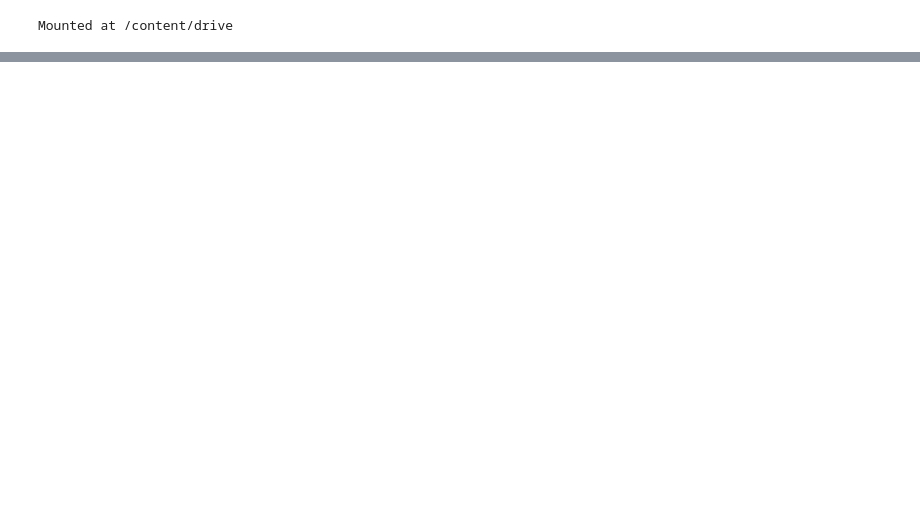
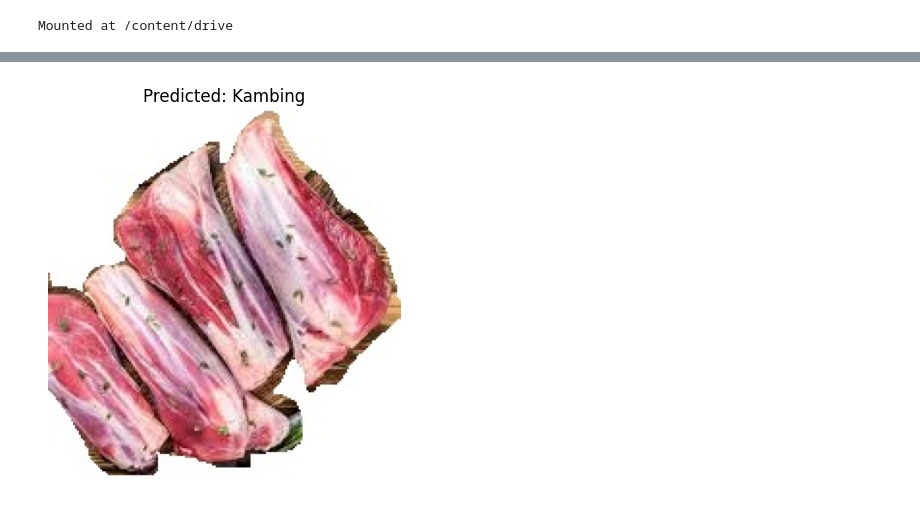
Before and after one commit to Tirta2241720045/PCVK_Ganjil_2024, a Jupyter notebook: Kuis 2 PCVK/Percobaan_A.ipynb, the cells around one changed output, grey strips where cells are left out. Cells and saved outputs as stored; diff of their text form; code cells hidden in the pictures; blank space fills up the shorter version.

```diff
--- a/Kuis 2 PCVK/Percobaan_A.ipynb
+++ b/Kuis 2 PCVK/Percobaan_A.ipynb
@@ -276,0 +196,98 @@ Prediction plot saved at /content/drive/MyDrive/dataset/Minggu12/Dataset_Daging_
+# %%
+import numpy as np
+import cv2
+import matplotlib.pyplot as plt
+from tensorflow.keras.models import load_model
+from google.colab import files
+from io import BytesIO
+
+# Load the pre-trained model
+model = load_model('daging_cnn_model.h5')
+class_names = ['Ayam', 'Kambing', 'Sapi']
+
+# Preprocess the image for prediction
+def preprocess_image(image, target_size=(128, 128)):
+    img = cv2.imdecode(np.frombuffer(image, np.uint8), cv2.IMREAD_COLOR)
+    img = cv2.cvtColor(img, cv2.COLOR_BGR2RGB)
+    img = cv2.resize(img, target_size)
+    img = img.astype('float32') / 255.0
+    img = np.expand_dims(img, axis=0)
+    return img
+
+# Predict the image's class
+def predict_image(image):
+    img = preprocess_image(image)
+    predictions = model.predict(img)
+    predicted_class = np.argmax(predictions, axis=1)[0]
+
+    probabilities = predictions[0]
+    class_probabilities = {class_names[i]: probabilities[i] for i in range(len(class_names))}
+
+    return class_names[predicted_class], class_probabilities
+
+# Display the uploaded image
+def display_image(image, predicted_class, class_probabilities):
+    img = cv2.imdecode(np.frombuffer(image, np.uint8), cv2.IMREAD_COLOR)
+    img = cv2.cvtColor(img, cv2.COLOR_BGR2RGB)
+
+    # Plot the image and predictions
+    plt.imshow(img)
+    plt.axis('off')
+    plt.title(f"Predicted: {predicted_class}")
+    plt.show()
+
+    print(f'The predicted class for the image is: {predicted_class}')
+    print("Class probabilities:")
+    for class_name, probability in class_probabilities.items():
+        print(f"{class_name}: {probability * 100:.2f}%")
+
+# Upload the images using Google Colab's file upload
+uploaded = files.upload()
+
+# Initialize a list to store the results for saving later
+prediction_results = []
+
+# Process the uploaded images
+for image_name in uploaded.keys():
+    # Read the image content
+    uploaded_image = uploaded[image_name]
+
+    # Predict and display results
+    predicted_class, class_probabilities = predict_image(uploaded_image)
+
+    # Display the image and results
+    display_image(uploaded_image, predicted_class, class_probabilities)
+
+    # Store the image and results for saving to a file
+    prediction_results.append((image_name, predicted_class, class_probabilities))
+
+# Save Prediction Results Plot
+fig, axes = plt.subplots(len(uploaded), 1, figsize=(10, 5 * len(uploaded)))
+
+# If there is only one image, axes is not a list but a single object
+if len(uploaded) == 1:
+    axes = [axes]
+
+# Loop over images and display results on the plot
+for i, (image_name, predicted_class, class_probabilities) in enumerate(prediction_results):
+    img = cv2.imdecode(np.frombuffer(uploaded[image_name], np.uint8), cv2.IMREAD_COLOR)
+    img = cv2.cvtColor(img, cv2.COLOR_BGR2RGB)
+
+    # Display image
+    axes[i].imshow(img)
+    axes[i].axis('off')
+    axes[i].set_title(f"Predicted: {predicted_class}")
+
+    # Add probabilities to the plot
+    prob_text = "\n".join([f"{class_name}: {probability * 100:.2f}%" for class_name, probability in class_probabilities.items()])
+    axes[i].text(0.5, -0.1, prob_text, ha='center', va='center', transform=axes[i].transAxes, fontsize=10)
+
+# Adjust layout and save the plot
+plt.tight_layout()
+save_path = '/content/drive/MyDrive/dataset/Minggu12/Dataset_Daging_Hewan_Ternak/prediction_percobaan_A.png'
+plt.savefig(save_path)
+print(f"Prediction results plot saved as {save_path}")
+
+# Show plot
+plt.show()
+# %% [output]
@@ -276,0 +300 @@ Prediction plot saved at /content/drive/MyDrive/dataset/Minggu12/Dataset_Daging_
+[figure, added]
```
Also changed, not shown: parts of 6 cells of this notebook.
